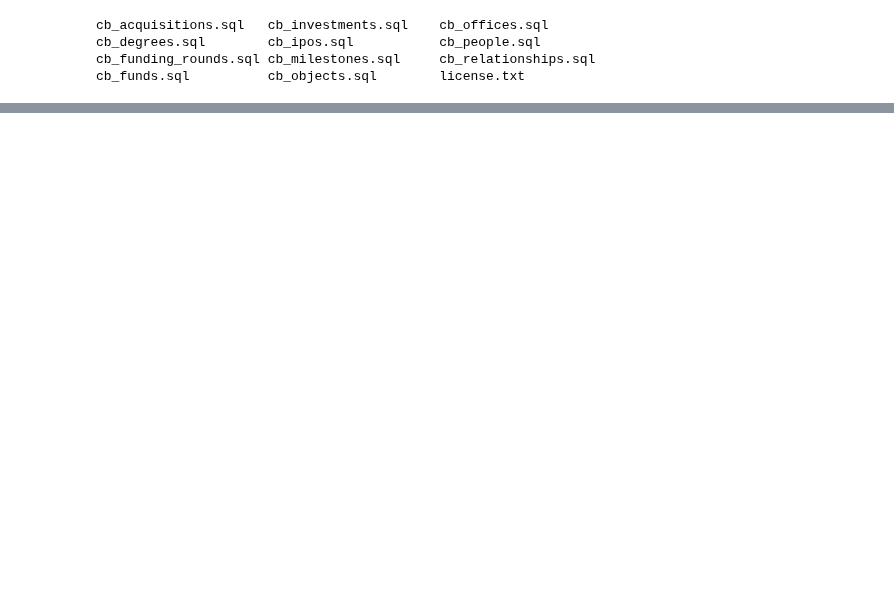
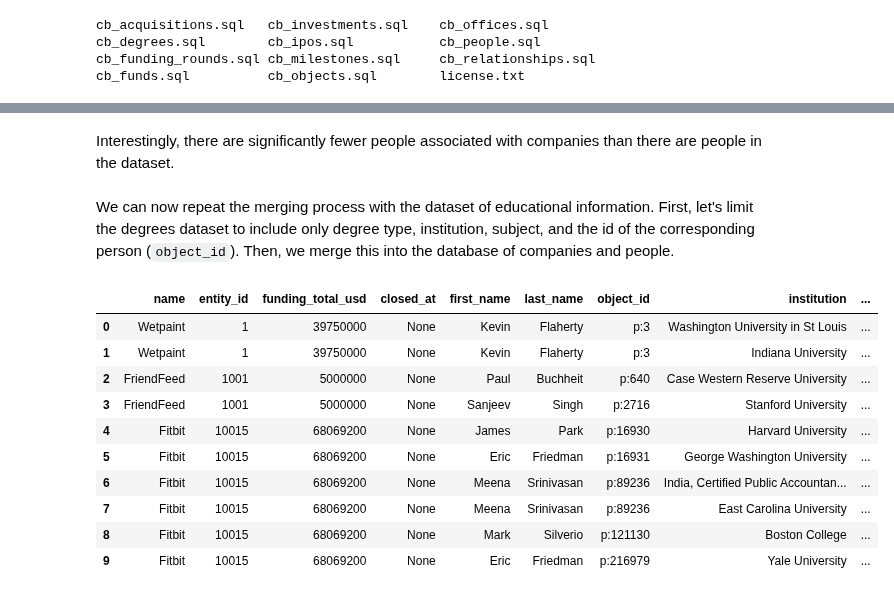
Before and after one commit to berkeley-stat159-f17/project-3-p2-mo-ma-ne, a Jupyter notebook: education.ipynb, the cells around one changed output, grey strips where cells are left out. Cells and saved outputs as stored; diff of their text form; code cells hidden in the pictures; blank space fills up the shorter version.

```diff
--- a/education.ipynb
+++ b/education.ipynb
@@ -252,0 +134,6 @@ conn.close()
+# %%
+people_key = people[['affiliation_name','first_name','last_name','object_id']]
+display(people_key.head(10))
+
+ppl_tot = len(people_key)
+print('There are {:,} people in the dataset'.format(ppl_tot))
@@ -252,0 +155,6 @@ conn.close()
+# %%
+company_people = pd.merge(companies,people_key,left_on='name',right_on='affiliation_name').drop(columns='affiliation_name')
+display(company_people.head())
+
+cp_tot = len(company_people)
+print('There are {:,} people affiliated with funded companies in the dataset'.format(cp_tot))
@@ -252,0 +169,20 @@ conn.close()
+# %% [markdown]
+Interestingly, there are significantly fewer people associated with companies than there are people in the dataset.
+# %% [markdown]
+We can now repeat the merging process with the dataset of educational information. First, let's limit the degrees dataset to include only degree type, institution, subject, and the id of the corresponding person (`object_id`). Then, we merge this into the database of companies and people.
+# %%
+edu = degrees[['object_id','institution','degree_type','subject']].dropna(subset=['institution'])
+CPE = pd.merge(company_people,edu,on='object_id')
+display(CPE.head(10))
+# %% [output]
+|  | name | entity_id | funding_total_usd | closed_at | first_name | last_name | object_id | institution | ... |
+| 0 | Wetpaint | 1 | 39750000 | None | Kevin | Flaherty | p:3 | Washington University in St Louis | ... |
+| 1 | Wetpaint | 1 | 39750000 | None | Kevin | Flaherty | p:3 | Indiana University | ... |
+| 2 | FriendFeed | 1001 | 5000000 | None | Paul | Buchheit | p:640 | Case Western Reserve University | ... |
+| 3 | FriendFeed | 1001 | 5000000 | None | Sanjeev | Singh | p:2716 | Stanford University | ... |
+| 4 | Fitbit | 10015 | 68069200 | None | James | Park | p:16930 | Harvard University | ... |
+| 5 | Fitbit | 10015 | 68069200 | None | Eric | Friedman | p:16931 | George Washington University | ... |
+| 6 | Fitbit | 10015 | 68069200 | None | Meena | Srinivasan | p:89236 | India, Certified Public Accountan... | ... |
+| 7 | Fitbit | 10015 | 68069200 | None | Meena | Srinivasan | p:89236 | East Carolina University | ... |
+| 8 | Fitbit | 10015 | 68069200 | None | Mark | Silverio | p:121130 | Boston College | ... |
+| 9 | Fitbit | 10015 | 68069200 | None | Eric | Friedman | p:216979 | Yale University | ... |
```
Also changed, not shown: parts of 59 cells of this notebook.
